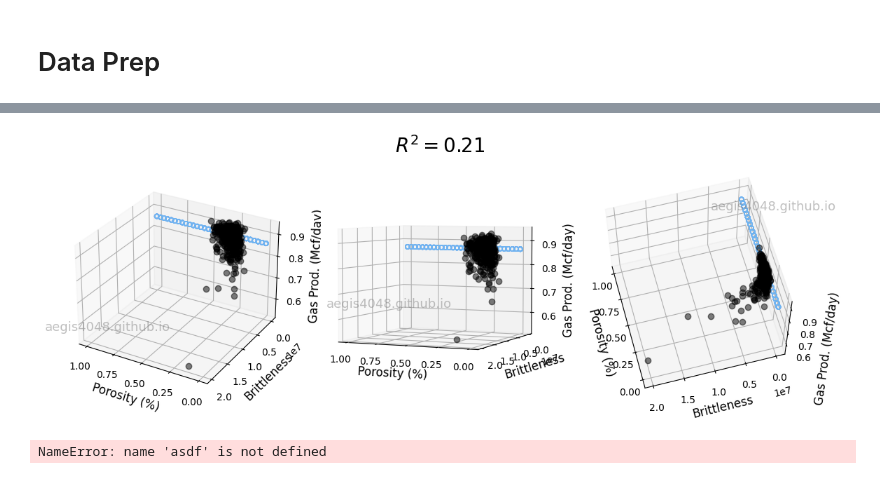
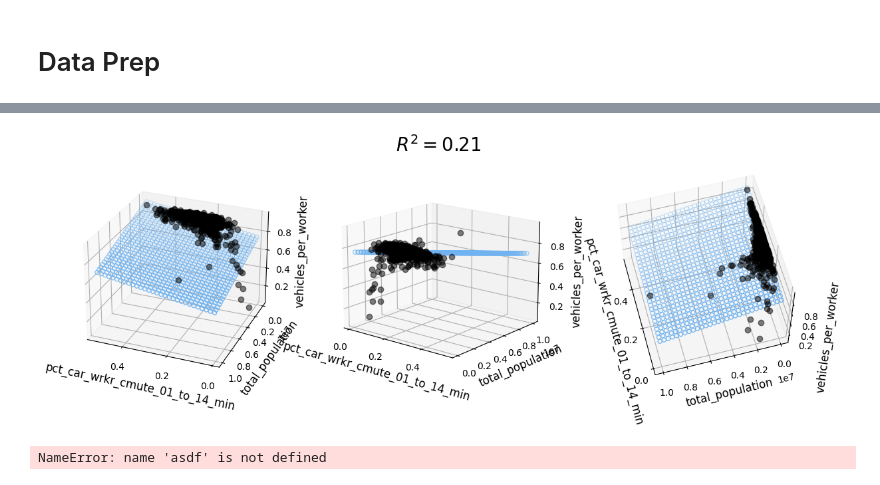
Before and after one commit to Fractate/us_transport_analysis, a Jupyter notebook: us_transport_analysis.ipynb, the cells around one changed output, grey strips where cells are left out. Drawn from its saved outputs; the diff is of its cells as text; code cells hidden in the pictures.

```diff
--- a/us_transport_analysis.ipynb
+++ b/us_transport_analysis.ipynb
@@ -47,8 +47,8 @@ df_2009 = pd.read_csv('./acs_transportation_data/2009-5yr-transport.csv', na_val
 # df_2014 = pd.read_csv('./acs_transportation_data/2014-5yr-transport.csv', na_values=".", skiprows=[0])
 # df_2019 = pd.read_csv('./acs_transportation_data/2019-5yr-transport.csv', na_values=".", skiprows=[0])
 
-# df_2014 = pd.read_csv('./acs_transportation_data/2014-5yr-transport.csv', na_values=".", skiprows=[0])
-df_2014 = pd.read_csv('./acs_transportation_data/acs 2014 mmsa transport.csv', na_values=".", skiprows=[0])
+df_2014 = pd.read_csv('./acs_transportation_data/2014-5yr-transport.csv', na_values=".", skiprows=[0])
+# df_2014 = pd.read_csv('./acs_transportation_data/acs 2014 mmsa transport.csv', na_values=".", skiprows=[0])
 # df_2009 = pd.read_csv('./2009-5yr-transport.csv', na_values=".", skiprows=[0])
 # df_2014 = pd.read_csv('./acs_transportation_data/2014-5yr-transport.csv', na_values=".", skiprows=[0], sep='\t')
 # df_2019 = pd.read_csv('./2019-5yr-transport.csv', na_values=".", skiprows=[0])
@@ -70,6 +70,7 @@ df_2014['population_density'] = df_2014['ACS14_5yr_B01001001'] / df_2014['Geo_AR
 # %%
 # ACS14_5yr_B01001001 - total_population
 df_2014['total_population'] = df_2014['ACS14_5yr_B01001001']
+df_2014['log_total_population'] = np.log(df_2014['total_population'])
 
 # Workers 16 Years and Over in Households,ACS14_5yr_B08014001
 df_2014['total_workers'] = df_2014['ACS14_5yr_B08014001']
@@ -248,6 +249,13 @@ df_2014['pct_car_wrkr_cmute_15_to_29_min'] = (df_2014['ttl_car_wrkr_cmute_15_to_
 df_2014['pct_car_wrkr_cmute_30_to_44_min'] = (df_2014['ttl_car_wrkr_cmute_30_to_34_min'] + df_2014['ttl_car_wrkr_cmute_35_to_44_min']) / df_2014['ttl_wrkr_cmute']
 df_2014['pct_car_wrkr_cmute_44_to_59_min'] = df_2014['ttl_car_wrkr_cmute_45_to_59_min'] / df_2014['ttl_wrkr_cmute']
 df_2014['pct_car_wrkr_cmute_over_60_min'] = df_2014['ttl_car_wrkr_cmute_over_60_min'] / df_2014['ttl_wrkr_cmute']
+
+df_2014['log_pct_car_wrkr_cmute']               = np.log(df_2014['pct_car_wrkr_cmute'])
+df_2014['log_pct_car_wrkr_cmute_01_to_14_min']  = np.log(df_2014['pct_car_wrkr_cmute_01_to_14_min'])
+df_2014['log_pct_car_wrkr_cmute_15_to_29_min']  = np.log(df_2014['pct_car_wrkr_cmute_15_to_29_min'])
+df_2014['log_pct_car_wrkr_cmute_30_to_44_min']  = np.log(df_2014['pct_car_wrkr_cmute_30_to_44_min'])
+df_2014['log_pct_car_wrkr_cmute_44_to_59_min']  = np.log(df_2014['pct_car_wrkr_cmute_44_to_59_min'])
+df_2014['log_pct_car_wrkr_cmute_over_60_min']   = np.log(df_2014['pct_car_wrkr_cmute_over_60_min'])
 # # 15 min range Percents
 # df_2014['pct_car_wrkr_cmute_01_to_14_min'] = (df_2014['ttl_car_wrkr_cmute_under_10_min'] + df_2014['ttl_car_wrkr_cmute_10_to_14_min']) / df_2014['ttl_car_wrkr_cmute']
 # df_2014['pct_car_wrkr_cmute_15_to_29_min'] = (df_2014['ttl_car_wrkr_cmute_15_to_19_min'] + df_2014['ttl_car_wrkr_cmute_20_to_24_min'] + df_2014['ttl_car_wrkr_cmute_25_to_29_min']) / df_2014['ttl_car_wrkr_cmute']
@@ -548,7 +556,8 @@ df_2014['pct_misc_trspt_method_wrkr_cmute_over_60_min'] = df_2014['ttl_misc_trsp
 df_2014['population_density'] = df_2014['total_population'] / df_2014['Geo_AREALAND']# / 1000000 # convert to sqkm
 df_2014['worker_density'] = df_2014['total_workers'] / df_2014['Geo_AREALAND']# / 1000000 # convert to sqkm
 df_2014['vehicles_density'] = df_2014['aggregate_num_vehicles'] / df_2014['Geo_AREALAND']# / 1000000 # convert to sqkm
-df_2014['vehicles_per_worker'] = df_2014['aggregate_num_vehicles'] / df_2014['total_workers']# / 1000000 # convert to sqkm
+df_2014['vehicles_per_worker'] = df_2014['aggregate_num_vehicles'] / df_2014['total_workers']
+df_2014['log_vehicles_per_worker'] = np.log(df_2014['vehicles_per_worker'])
 df_2014['vehicles_per_worker_x_landarea'] = (df_2014['aggregate_num_vehicles'] / df_2014['total_workers']) * df_2014['Geo_AREALAND'] # / 1000000 # convert to sqkm
 df_2014['vehicles_per_worker_per_landarea'] = (df_2014['aggregate_num_vehicles'] / df_2014['total_workers']) / df_2014['Geo_AREALAND'] # / 1000000 # convert to sqkm
 df_2014['vehicles_x_worker_per_landarea'] = (df_2014['aggregate_num_vehicles'] * df_2014['total_workers']) / df_2014['Geo_AREALAND'] # / 1000000 # convert to sqkm
@@ -568,6 +577,9 @@ average_commute_time_per_worker_other_means = sum(df_2014['aggregate_time_commut
 
 df = df_2014[[
     'Geo_NAME', 'Geo_FIPS', 'total_population',
+    'log_total_population',
+
+    'log_vehicles_per_worker',
 
     'vehicles_density', 'population_density', 'vehicles_per_worker', 'vehicle_density_x_vehicles_per_worker',
 
@@ -587,6 +599,8 @@ df = df_2014[[
     'ttl_car_wrkr_cmute',
     'pct_car_wrkr_cmute', 'pct_car_wrkr_cmute_01_to_14_min', 'pct_car_wrkr_cmute_15_to_29_min',
     'pct_car_wrkr_cmute_30_to_44_min', 'pct_car_wrkr_cmute_44_to_59_min', 'pct_car_wrkr_cmute_over_60_min',
+    'log_pct_car_wrkr_cmute', 'log_pct_car_wrkr_cmute_01_to_14_min', 'log_pct_car_wrkr_cmute_15_to_29_min',
+    'log_pct_car_wrkr_cmute_30_to_44_min', 'log_pct_car_wrkr_cmute_44_to_59_min', 'log_pct_car_wrkr_cmute_over_60_min',
     # 'ttl_carpool_wrkr_cmute',
     # 'pct_carpool_wrkr_cmute', 'pct_carpool_wrkr_cmute_01_to_14_min', 'pct_carpool_wrkr_cmute_15_to_29_min',
     # 'pct_carpool_wrkr_cmute_30_to_44_min', 'pct_carpool_wrkr_cmute_44_to_59_min', 'pct_carpool_wrkr_cmute_over_60_min',
@@ -713,8 +1157,8 @@ x = X[:, 0]
 y = X[:, 1]
 z = Y
 
-x_pred = np.linspace(0, 1, 30)   # range of porosity values
-y_pred = np.linspace(0, 1, 30)  # range of brittleness values
+x_pred = np.linspace(x.min(), x.max(), 30)   # range of porosity values
+y_pred = np.linspace(y.min(), y.max(), 30)  # range of brittleness values
 xx_pred, yy_pred = np.meshgrid(x_pred, y_pred)
 model_viz = np.array([xx_pred.flatten(), yy_pred.flatten()]).T
 
@@ -729,42 +1173,42 @@ predicted = model.predict(model_viz)
 r2 = model.score(X, Y)
 
 ############################################## Plot ################################################
 
 plt.style.use('default')
 
 fig = plt.figure(figsize=(12, 4))
 
 ax1 = fig.add_subplot(131, projection='3d')
 ax2 = fig.add_subplot(132, projection='3d')
 ax3 = fig.add_subplot(133, projection='3d')
 
 axes = [ax1, ax2, ax3]
 
 for ax in axes:
     ax.plot(x, y, z, color='k', zorder=15, linestyle='none', marker='o', alpha=0.5)
     ax.scatter(xx_pred.flatten(), yy_pred.flatten(), predicted, facecolor=(0,0,0,0), s=20, edgecolor='#70b3f0')
-    ax.set_xlabel('Porosity (%)', fontsize=12)
-    ax.set_ylabel('Brittleness', fontsize=12)
-    ax.set_zlabel('Gas Prod. (Mcf/day)', fontsize=12)
+    ax.set_xlabel('pct_car_wrkr_cmute_01_to_14_min', fontsize=12)
+    ax.set_ylabel('total_population', fontsize=12)
+    ax.set_zlabel('vehicles_per_worker', fontsize=12)
     ax.locator_params(nbins=4, axis='x')
     ax.locator_params(nbins=5, axis='x')
 
-ax1.text2D(0.2, 0.32, 'aegis4048.github.io', fontsize=13, ha='center', va='center',
+ax1.text2D(0.2, 0.32, '', fontsize=13, ha='center', va='center',
            transform=ax1.transAxes, color='grey', alpha=0.5)
-ax2.text2D(0.3, 0.42, 'aegis4048.github.io', fontsize=13, ha='center', va='center',
+ax2.text2D(0.3, 0.42, '', fontsize=13, ha='center', va='center',
            transform=ax2.transAxes, color='grey', alpha=0.5)
-ax3.text2D(0.85, 0.85, 'aegis4048.github.io', fontsize=13, ha='center', va='center',
+ax3.text2D(0.85, 0.85, '', fontsize=13, ha='center', va='center',
            transform=ax3.transAxes, color='grey', alpha=0.5)
 
-ax1.view_init(elev=28, azim=120)
-ax2.view_init(elev=4, azim=114)
+ax1.view_init(elev=27, azim=112)
+ax2.view_init(elev=16, azim=-51)
 ax3.view_init(elev=60, azim=165)
 
 fig.suptitle('$R^2 = %.2f$' % r2, fontsize=20)
 
 fig.tight_layout()
 # %% [output]
-[figure, old version]
+[figure, new version]
 # %%
 print(asdf)
 # %% [output]
```
Also changed, not shown: parts of 17 cells of this notebook.
